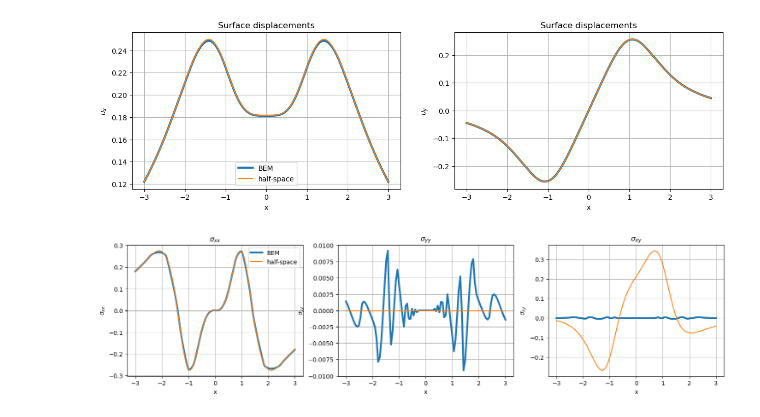
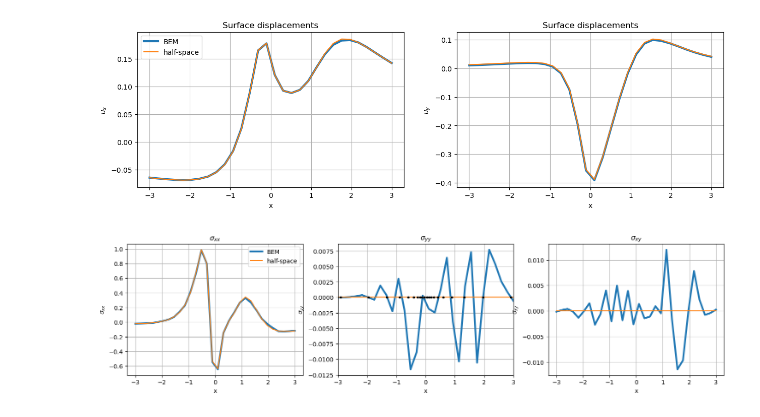
Before and after one commit to mallickrishg/bemcs, a Jupyter notebook: examples/examples_2_freesurface.ipynb, the cells around one changed output. Cells and saved outputs as stored; diff of their text form; code cells hidden in the pictures.

```diff
--- a/examples/examples_2_freesurface.ipynb
+++ b/examples/examples_2_freesurface.ipynb
@@ -44,15 +23,15 @@ mu = 1
 nu = 0.25
 
 # create a uniform mesh of the free surface
-n_elements = 40 # only even number
+n_elements = 30 # only even number
 L_fault = 50 # fault length in x
 xlogvals = np.logspace(-1.,np.log10(L_fault/2),int(n_elements/2))
 # xmesh = np.linspace(-L_fault/2,L_fault/2,n_elements+1)
 xmesh = np.concatenate((-xlogvals[::-1],[0.],xlogvals))
 x1 = xmesh[0:-1]
 x2 = xmesh[1:]
-y1 = 0*x1 + 1e-12
-y2 = 0*x2 + 1e-12
+y1 = 0*x1 + 1e-16
+y2 = 0*x2 + 1e-16
 
 elements = []
 element = {}
@@ -73,5 +52,5 @@ for i in range(n_elements):
 x_obs = np.zeros((n_elements,1))
 y_obs = np.zeros((n_elements,1))
 for i in range(n_elements):
-    x_obs[i,0] = 0.5*(elements[i]["x1"]+elements[i]["x2"]) + nvec[i,0]*1e-16
-    y_obs[i,0] = 0.5*(elements[i]["y1"]+elements[i]["y2"]) + nvec[i,1]*1e-16
+    x_obs[i,0] = 0.5*(elements[i]["x1"]+elements[i]["x2"]) - nvec[i,0]*1e-16
+    y_obs[i,0] = 0.5*(elements[i]["y1"]+elements[i]["y2"]) - nvec[i,1]*1e-16
@@ -79,9 +69,9 @@ for i in range(n_elements):
 # create a source (use constant slip)
 element = {}
 source = []
-element["x1"] = -1.0
+element["x1"] = -0.1
 element["x2"] = 1.0
-element["y1"] = -1.0
+element["y1"] = -0.4
 element["y2"] = -1.0
 source.append(element.copy())
 source = bemcs.standardize_elements(source)
@@ -91,6 +81,8 @@ quadratic_source = bemcs.get_quadratic_coefficients_for_linear_slip(source[0]["h
 
 # compute stress change from source to elements
 kernels_source_s = kernels.get_quadratic_displacement_stress_kernel(x_obs,y_obs,source,mu,nu,1)
+
+# project stress tensor to traction vector for every element
 tsource_x = (kernels_source_s[0]@quadratic_source)*nvec[:,0].reshape(-1,1) + (kernels_source_s[2]@quadratic_source)*nvec[:,1].reshape(-1,1)
 tsource_y = (kernels_source_s[2]@quadratic_source)*nvec[:,0].reshape(-1,1) + (kernels_source_s[1]@quadratic_source)*nvec[:,1].reshape(-1,1)
 
@@ -98,12 +90,6 @@ plt.figure(figsize=(15,10))
 bemcs.plot_element_geometry(elements)
 bemcs.plot_element_geometry(source)
 plt.show()
-
-# plt.figure()
-# plt.plot(x_obs,kernels_source_s[0]@quadratic_source,'o-')
-# plt.plot(x_obs,tsource_y,'o-')
-# plt.grid()
-# plt.show()
 # %% [output]
 IN BEMCS - physical_displacements=array([1., 1., 1.])
 IN BEMCS - quadratic_coefficients=array([1., 1., 1.])
@@ -118,5 +104,5 @@ kernels_n = kernels.get_quadratic_displacement_stress_kernel(x_obs,y_obs,element
 # convert to traction kernels [Nobs x Ncoefficients]
 # tx = Kxx*nx + Kxy*ny
 # ty = Kxy*nx + Kyy*ny
-tractionkernels_s = compute_tractionkernels(elements,kernels_s)
-tractionkernels_n = compute_tractionkernels(elements,kernels_n)
+tractionkernels_s = kernels.compute_tractionkernels(elements,kernels_s)
+tractionkernels_n = kernels.compute_tractionkernels(elements,kernels_n)
@@ -189,5 +187,5 @@ for i in range(len(elements)):
 # %%
-n_obs = 100
+n_obs = 30
 width = 3
 x_plot = np.linspace(-width, width, n_obs)
 y_plot = np.linspace(-width, 0, n_obs)
@@ -393,32 +397,34 @@ plt.xlabel('x')
 plt.ylabel('$u_y$')
 plt.grid()
 plt.title('Surface displacements')
 plt.show()
 
 plt.figure(figsize=(18,4))
 plt.subplot(1,3,1)
 plt.plot(x_plot[index],sxx[index],label='BEM',linewidth=3)
 plt.plot(x_plot[index],sxx_hs[index],label='half-space')
 plt.xlabel('x')
 plt.ylabel('$\sigma_{xx}$')
 plt.legend()
 plt.grid()
 plt.title('$\sigma_{xx}$')
 plt.subplot(1,3,2)
 plt.plot(x_plot[index],syy[index],linewidth=3)
 plt.plot(x_plot[index],syy_hs[index])
+plt.plot(xnodes[1:-1:3,0],0*xnodes[1:-1:3,0],'k.')
 plt.xlabel('x')
 plt.ylabel('$\sigma_{yy}$')
 plt.grid()
+plt.xlim((-width,width))
 plt.title('$\sigma_{yy}$')
 plt.subplot(1,3,3)
 plt.plot(x_plot[index],sxy[index],linewidth=3)
 plt.plot(x_plot[index],sxy_hs[index])
 plt.xlabel('x')
 plt.ylabel('$\sigma_{xy}$')
 plt.grid()
 plt.title('$\sigma_{xy}$')
 plt.show()
 # %% [output]
-[figure, old version]
+[figure, new version]
-[figure, old version]
+[figure, new version]
```
Also changed, not shown: parts of 12 cells of this notebook.
